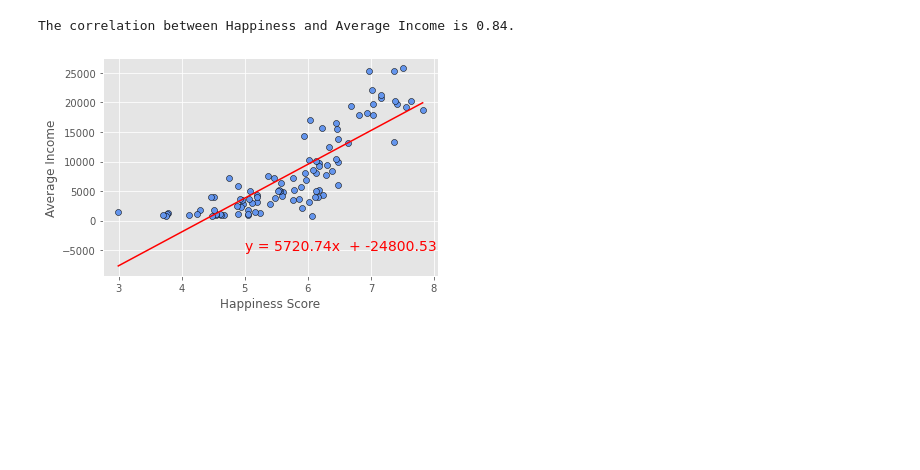
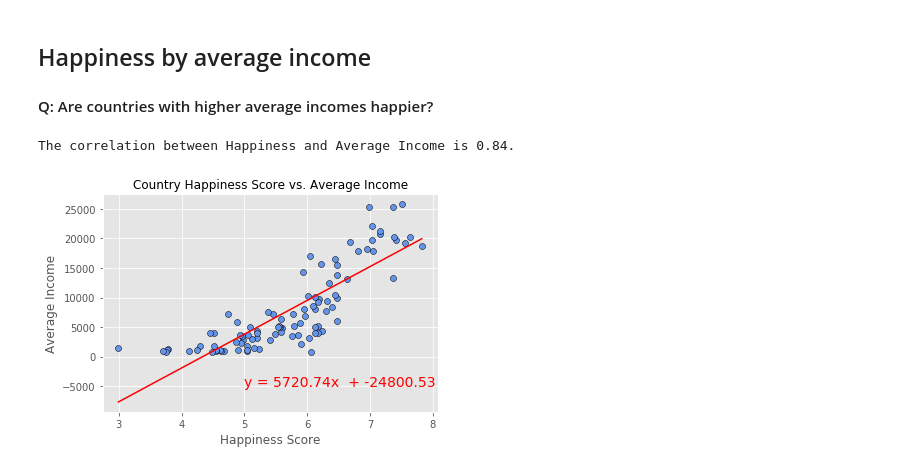
Before and after one commit to CBPher24/Exploring-World-Happiness, a Jupyter notebook: MainWork/All_Questions_team.ipynb, the cells around one changed output. Saved outputs shown, nothing was run; the diff lists cells and outputs as text; code cells hidden in the pictures; blank space fills up the shorter version.

```diff
--- a/MainWork/All_Questions_team.ipynb
+++ b/MainWork/All_Questions_team.ipynb
@@ -39,6 +39,7 @@ def linear_regression(x_axis_lreg, y_axis_lreg, x_label, y_label, line_eq_x, lin
     plt.scatter(x_axis_lreg, y_axis_lreg, marker = 'o', facecolor = 'cornflowerblue', edgecolor = 'black')
     plt.xlabel(x_label)
     plt.ylabel(y_label)
+    plt.title(f'Country Happiness Score vs. {y_label}', fontsize = 12)
     plt.plot(x_axis_lreg, regress_values, 'r')
     plt.annotate(line_eq, (line_eq_x, line_eq_y), fontsize = 12, color = 'red', size = 14)
     plt.show
@@ -47,11 +48,11 @@ def linear_regression(x_axis_lreg, y_axis_lreg, x_label, y_label, line_eq_x, lin
     print(f'The correlation between Happiness and {y_label} is {(round(correlation[0],2))}.')
 
 #     print(f'The r-square value is: {round(rvalue**2,2)}.')
+# %% [markdown]
+## Happiness by average income
+#### Q: Are countries with higher average incomes happier?
 # %%
-# Happiness by average income
-# Q: Are countries with higher average incomes happier?
-
-linear_regression(happy_df['Happiness score'], happy_df['Average Income'], 'Happiness Score', 'Average Income', 5, -5000)
+linear_regression(happy_df['Happiness Score'], happy_df['Average Income ($)'], 'Happiness Score', 'Average Income', 5, -5000)
 # %% [output]
 The correlation between Happiness and Average Income is 0.84.
-[figure, old version]
+[figure, new version]
```
Also changed, not shown: parts of 11 cells of this notebook, 3 other files.
